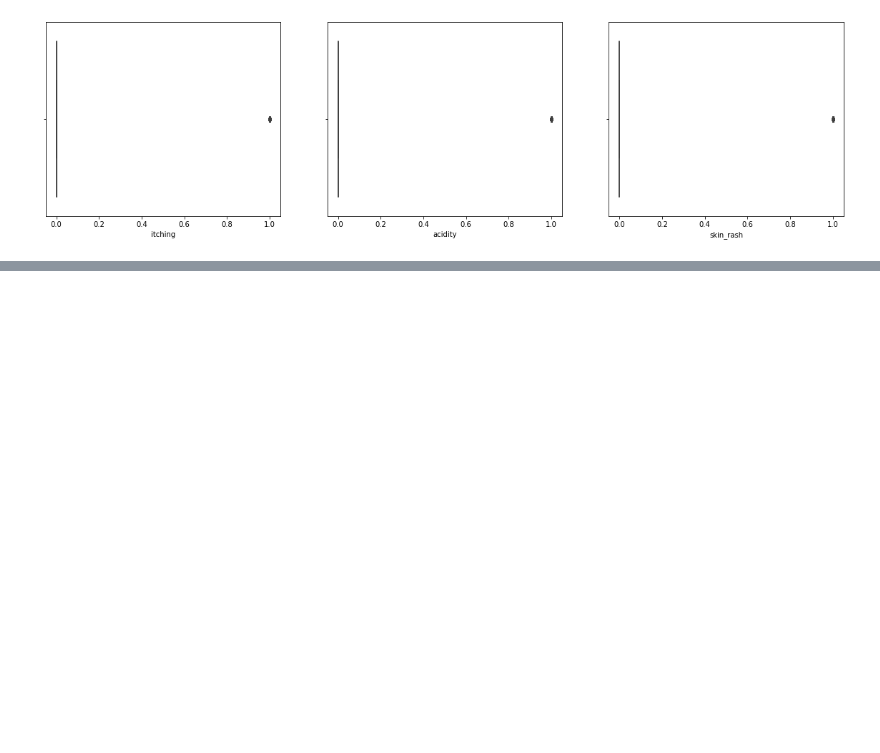
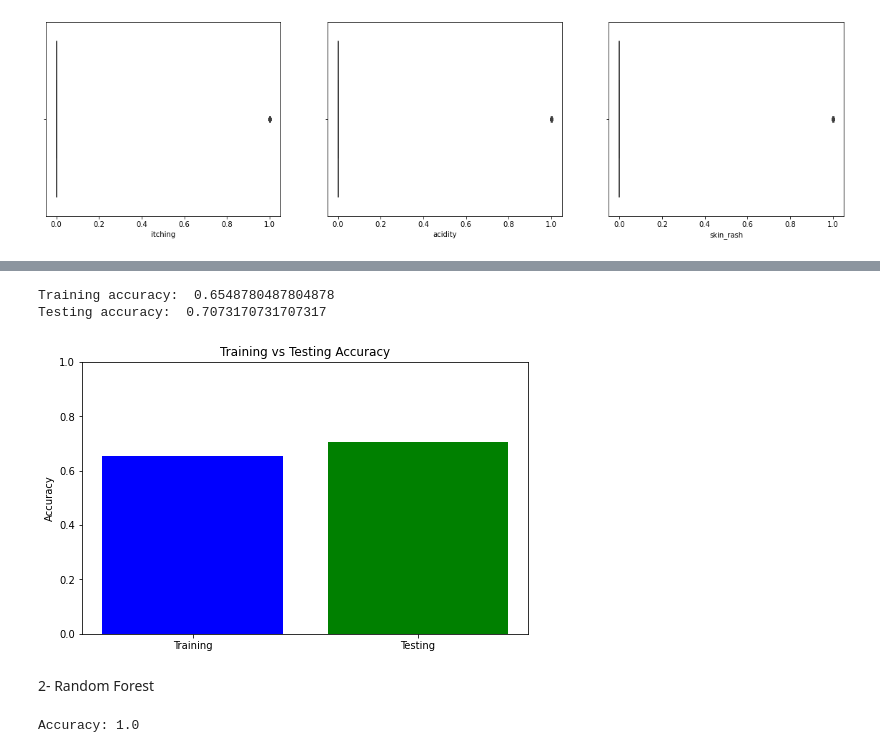
Before and after one commit to Aya-gamal2211/CodeAlpha_Disease_Prediction_from_Medical_Data, a Jupyter notebook: CodeAlpha_Disease_Prediction.ipynb, the cells around one changed output, grey strips where cells are left out. Cells and saved outputs as stored; diff of their text form; code cells hidden in the pictures; blank space fills up the shorter version.

Commit message:
Adding Models

```diff
--- a/CodeAlpha_Disease_Prediction.ipynb
+++ b/CodeAlpha_Disease_Prediction.ipynb
@@ -109,7 +122,12 @@ print(outliers)
 [4920 rows x 133 columns]
 # %%
 x_train=train_data.iloc[:,:-1]
+
 y_train=train_data['prognosis']
+
+x_test=test_data.drop(columns=['prognosis'])
+
+y_test=test_data['prognosis']
 # %% [markdown]
 Visualization
 # %%
@@ -170,0 +235,4 @@ for key, val in columns.items():
+# %%
+from sklearn import tree
+clf = tree.DecisionTreeClassifier(criterion='entropy',max_leaf_nodes=30)
+clf = clf.fit(x_train, y_train)
@@ -170,0 +258,3 @@ for key, val in columns.items():
+# %%
+y_predict=clf.predict(x_test)
+y_predict
@@ -170,0 +295,39 @@ for key, val in columns.items():
+# %%
+y_pred=clf.predict(x_train)
+
+print("Training accuracy: ", accuracy_score(y_train, y_pred))
+print("Testing accuracy: ", accuracy_score(y_test, y_predict))
+# %% [output]
+Training accuracy:  0.6548780487804878
+Testing accuracy:  0.7073170731707317
+# %%
+import matplotlib.pyplot as plt
+
+# Assuming you have calculated the training and testing accuracies
+train_accuracy = accuracy_score(y_train, y_pred)
+test_accuracy = accuracy_score(y_test, y_predict)
+
+# Plotting the accuracies
+plt.figure(figsize=(8, 5))
+plt.bar(['Training', 'Testing'], [train_accuracy, test_accuracy], color=['blue', 'green'])
+plt.ylabel('Accuracy')
+plt.title('Training vs Testing Accuracy')
+plt.ylim(0, 1)  # Set y-axis limit from 0 to 1
+plt.show()
+# %% [output]
+[figure, added]
+# %% [markdown]
+2- Random Forest
+# %%
+from sklearn.ensemble import RandomForestClassifier
+clf2=RandomForestClassifier(n_estimators=100,criterion='entropy',min_samples_leaf=4)
+
+#Train the model using the training sets y_pred=clf.predict(X_test)
+clf2.fit(x_train,y_train)
+
+y_pred2=clf2.predict(x_test)
+
+# Model Accuracy, how often is the classifier correct?
+print("Accuracy:",accuracy_score(y_test, y_pred2))
+# %% [output]
+Accuracy: 1.0
```
Also changed, not shown: parts of 23 cells of this notebook.
